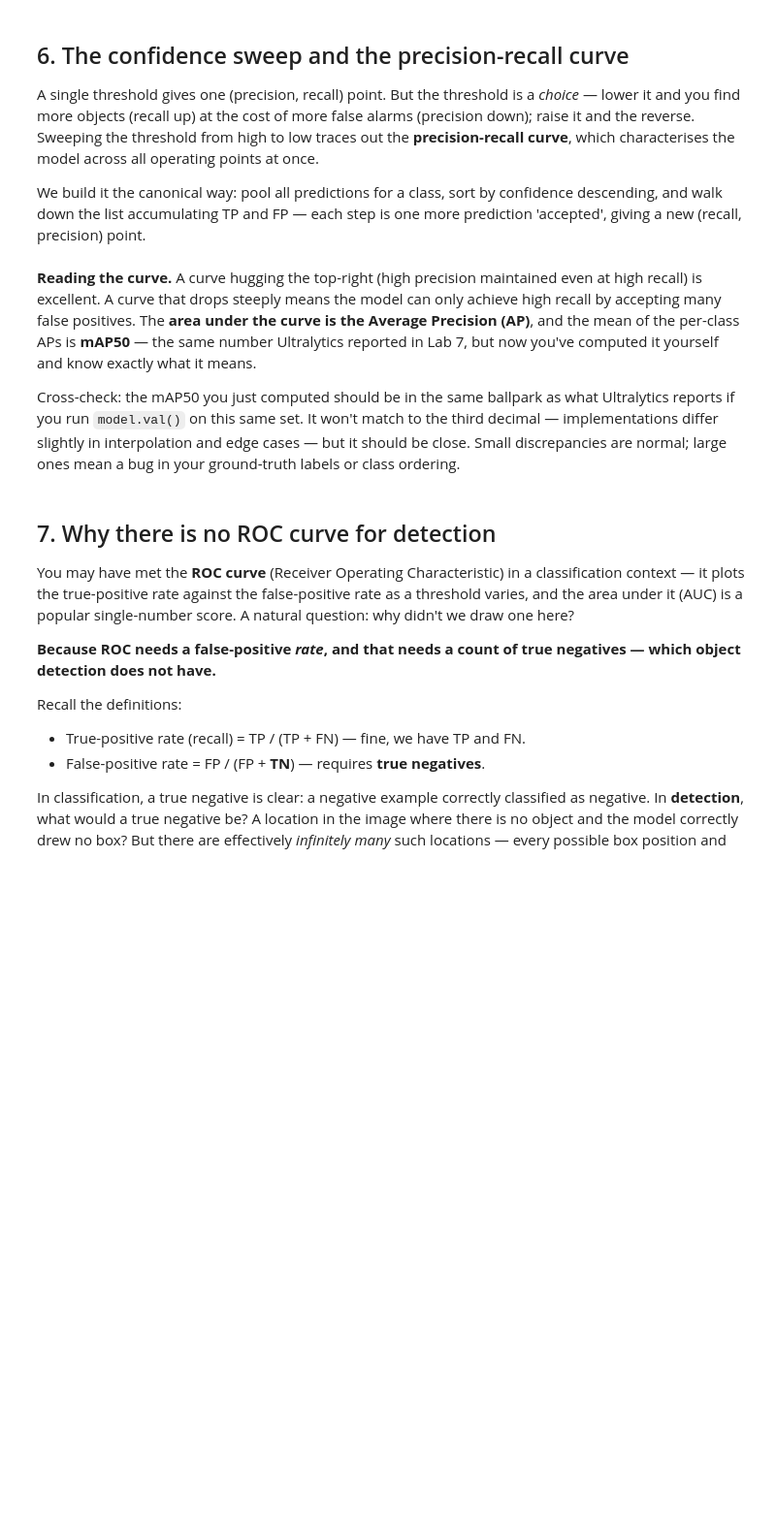
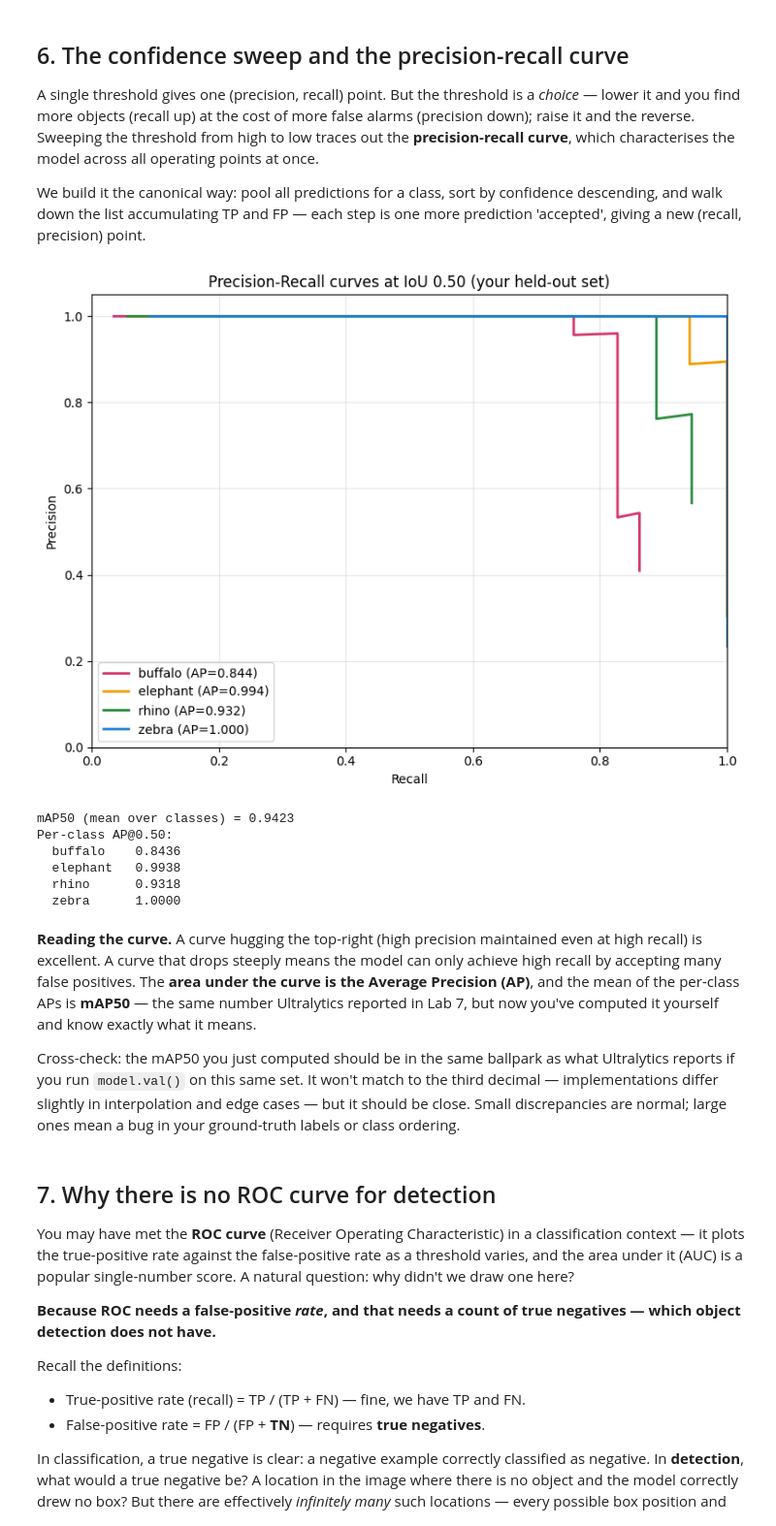
Before and after one commit to traptracker-ai/deep-learning-cv, a Jupyter notebook: labs/lab08_detection_evaluation/lab08.ipynb, the cells around one changed output. Shown at 97% size. Saved outputs shown, nothing was run; the diff lists cells and outputs as text; code cells hidden in the pictures; blank space fills up the shorter version.

```diff
--- a/labs/lab08_detection_evaluation/lab08.ipynb
+++ b/labs/lab08_detection_evaluation/lab08.ipynb
@@ -96,14 +96,14 @@ HOLDOUT_LABELS = Path("data/holdout_labels")
 # .../detect/runs/<name>/weights/best.pt) and any run-name suffixes from re-training.
 _lab7_root = Path("../lab07_yolo_training")
 _candidates = sorted(_lab7_root.rglob("weights/best.pt"), key=lambda p: p.stat().st_mtime) if _lab7_root.exists() else []
-MODEL_PATH = _candidates[-1].resolve() if _candidates else Path("../lab07_yolo_training/runs/uk_wildlife/weights/best.pt")
+MODEL_PATH = _candidates[-1].resolve() if _candidates else Path("../lab07_yolo_training/runs/african_wildlife/weights/best.pt")
 if _candidates:
     print(f"Using model: {MODEL_PATH}")
     if len(_candidates) > 1:
         print(f"  (picked most recent of {len(_candidates)} runs found)")
 
 # Class list — must match the order used in training (Lab 6/7).
-CLASSES = ["badger", "fox", "deer", "hedgehog", "squirrel"]
+CLASSES = ["buffalo", "elephant", "rhino", "zebra"]
 
 # --- sanity checks ---
 image_files = sorted([p for p in HOLDOUT_IMAGES.glob("*.jpg")]) if HOLDOUT_IMAGES.is_dir() else []
@@ -317,34 +344,42 @@ def pr_curve_for_class(cls_id, iou_thr=0.5):
 
     # All-points interpolation (VOC2010+/COCO): precision envelope, then integrate.
     mrec = np.concatenate([[0.0], recalls, [1.0]])
     mpre = np.concatenate([[0.0], precisions, [0.0]])
     for i in range(len(mpre) - 1, 0, -1):
         mpre[i-1] = max(mpre[i-1], mpre[i])
     idx = np.where(mrec[1:] != mrec[:-1])[0]
     ap = np.sum((mrec[idx+1] - mrec[idx]) * mpre[idx+1])
     return precisions, recalls, ap
 
 
 # Plot the PR curve for every class.
 fig, ax = plt.subplots(figsize=(8, 6))
-colours = ["#d6336c", "#f59f00", "#2b8a3e", "#9a59f4", "#1c7ed6"]
+colours = ["#d6336c", "#f59f00", "#2b8a3e", "#1c7ed6"]
 aps = {}
 for cls_id, name in enumerate(CLASSES):
     prec, rec, ap = pr_curve_for_class(cls_id, iou_thr=0.5)
     aps[name] = ap
     if len(rec) > 0:
         ax.plot(rec, prec, color=colours[cls_id], label=f"{name} (AP={ap:.3f})", linewidth=2)
 ax.set_xlabel("Recall"); ax.set_ylabel("Precision")
 ax.set_xlim(0, 1); ax.set_ylim(0, 1.05)
 ax.set_title("Precision-Recall curves at IoU 0.50 (your held-out set)")
 ax.legend(loc="lower left"); ax.grid(alpha=0.3)
 plt.tight_layout(); plt.show()
 
 mAP50 = np.mean([a for a in aps.values()])
 print(f"\nmAP50 (mean over classes) = {mAP50:.4f}")
 print("Per-class AP@0.50:")
 for name, ap in aps.items():
     print(f"  {name:<10s} {ap:.4f}")
+# %% [output]
+[figure, added]
+mAP50 (mean over classes) = 0.9423
+Per-class AP@0.50:
+  buffalo    0.8436
+  elephant   0.9938
+  rhino      0.9318
+  zebra      1.0000
 # %% [markdown]
 **Reading the curve.** A curve hugging the top-right (high precision maintained even at high recall) is excellent. A curve that drops steeply means the model can only achieve high recall by accepting many false positives. The **area under the curve is the Average Precision (AP)**, and the mean of the per-class APs is **mAP50** — the same number Ultralytics reported in Lab 7, but now you've computed it yourself and know exactly what it means.
 
```
Also changed, not shown: parts of 16 cells of this notebook, 27 other files.
